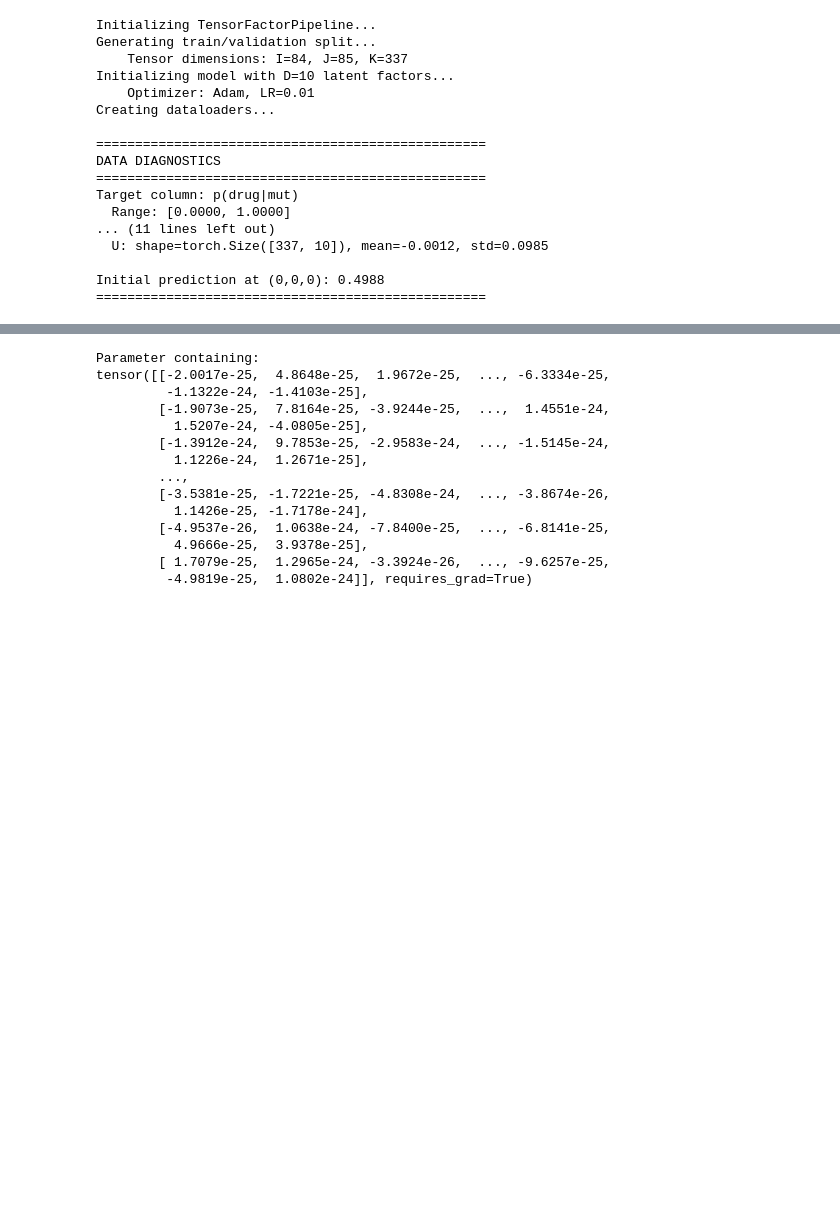
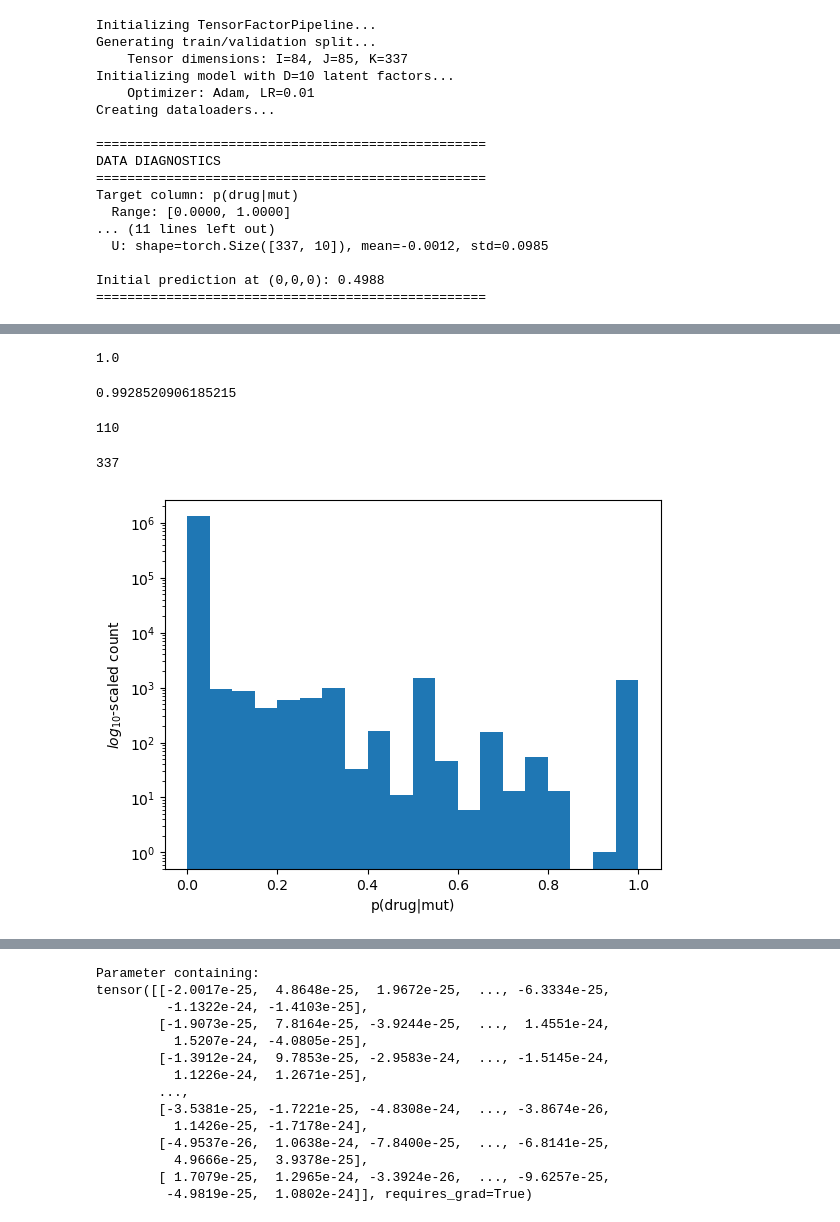
Before and after one commit to choderalab/missense-kinase-toolkit, a Jupyter notebook: notebooks/factor_model.ipynb, the cells around one changed output, grey strips where cells are left out. Cells and saved outputs as stored; diff of their text form; code cells hidden in the pictures; blank space fills up the shorter version.

```diff
--- a/notebooks/factor_model.ipynb
+++ b/notebooks/factor_model.ipynb
@@ -38,0 +87,4 @@ Epoch 4: Train Loss = 0.693147, Val Loss = 0.693148
+# %%
+tensor_factor_pipeline.df["p(drug|mut)"].max()
+# %% [output]
+1.0
@@ -38,0 +98,12 @@ Epoch 4: Train Loss = 0.693147, Val Loss = 0.693148
+# %%
+sum(tensor_factor_pipeline.df["p(drug|mut)"] == 0) / tensor_factor_pipeline.df.shape[0]
+# %% [output]
+0.9928520906185215
+# %%
+len(list_drug_cutoff)
+# %% [output]
+110
+# %%
+tensor_factor_pipeline.df["drug"].nunique()
+# %% [output]
+337
@@ -38,0 +112,7 @@ Epoch 4: Train Loss = 0.693147, Val Loss = 0.693148
+# %%
+plt.hist(tensor_factor_pipeline.df["p(drug|mut)"], bins=20);
+plt.yscale("log");
+plt.xlabel("p(drug|mut)");
+plt.ylabel("$log_{10}$-scaled count");
+# %% [output]
+[figure, added]
```
Also changed, not shown: parts of 10 cells of this notebook.
